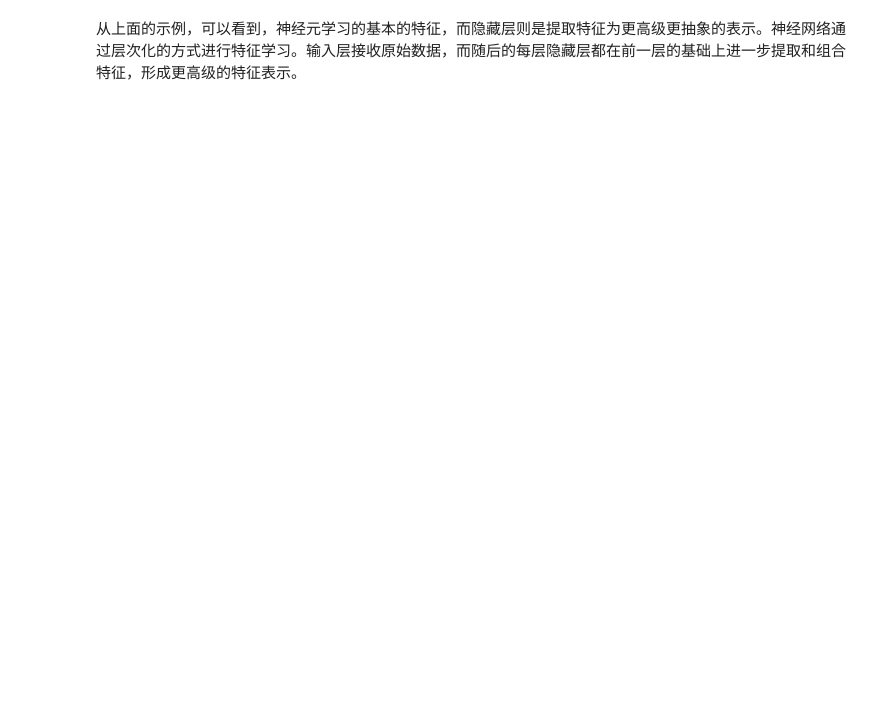
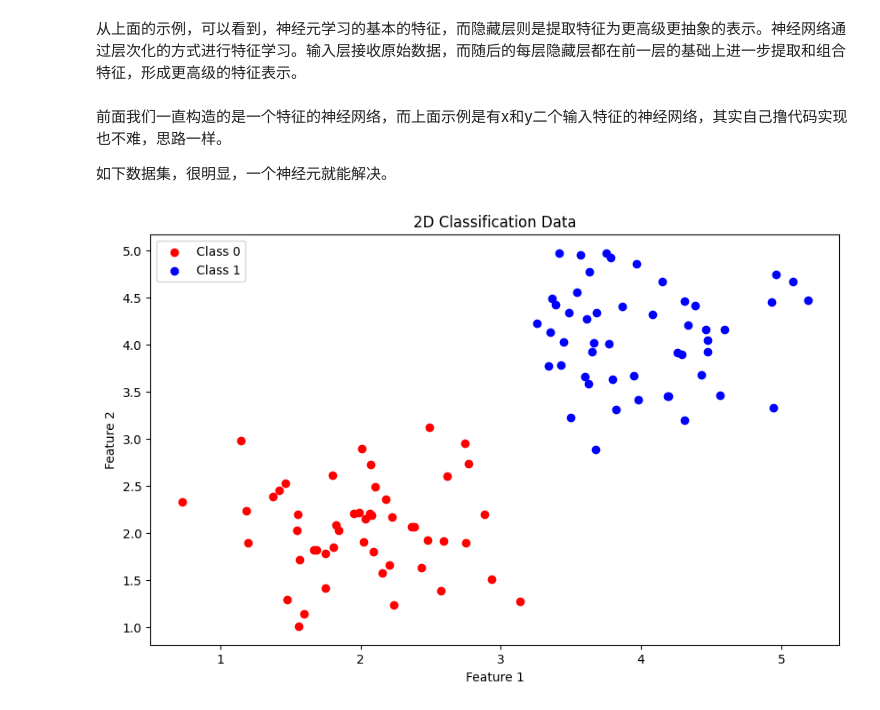
Before and after one commit to oiuv/Machine-Learning-Beginner, a Jupyter notebook: ML04.ipynb, the cells around one changed output. Saved outputs shown, nothing was run; the diff lists cells and outputs as text; code cells hidden in the pictures; blank space fills up the shorter version.

```diff
--- a/ML04.ipynb
+++ b/ML04.ipynb
@@ -950,3 +958,49 @@ plt.show()
 ![image.png](attachment:1c5906fe-432c-44f1-b370-a8ebd45b4667.png)
 # %% [markdown]
 从上面的示例，可以看到，神经元学习的基本的特征，而隐藏层则是提取特征为更高级更抽象的表示。神经网络通过层次化的方式进行特征学习。输入层接收原始数据，而随后的每层隐藏层都在前一层的基础上进一步提取和组合特征，形成更高级的特征表示。
+# %% [markdown]
+前面我们一直构造的是一个特征的神经网络，而上面示例是有x和y二个输入特征的神经网络，其实自己撸代码实现也不难，思路一样。
+
+如下数据集，很明显，一个神经元就能解决。
+# %%
+import numpy as np
+import matplotlib.pyplot as plt
+
+# 生成二分类数据集的函数
+def generate_classification_data(n_samples):
+    np.random.seed(0)
+
+    # 每个类的样本数目
+    n_samples_per_class = n_samples // 2
+
+    # 类别0的样本：中心在(2, 2)，标准差为0.5的正态分布
+    X0 = np.random.randn(n_samples_per_class, 2) * 0.5 + np.array([2, 2])
+    Y0 = np.zeros(n_samples_per_class)
+
+    # 类别1的样本：中心在(4, 4)，标准差为0.5的正态分布
+    X1 = np.random.randn(n_samples_per_class, 2) * 0.5 + np.array([4, 4])
+    Y1 = np.ones(n_samples_per_class)
+
+    # 合并两个类别的样本
+    X = np.vstack((X0, X1))
+    Y = np.hstack((Y0, Y1))
+
+    return X, Y
+
+# 数据大小
+n_samples = 100
+
+# 生成分类数据集
+X, Y = generate_classification_data(n_samples)
+
+# 绘制数据集
+plt.figure(figsize=(10, 6))
+plt.scatter(X[Y == 0][:, 0], X[Y == 0][:, 1], color='r', label='Class 0')
+plt.scatter(X[Y == 1][:, 0], X[Y == 1][:, 1], color='b', label='Class 1')
+plt.xlabel('Feature 1')
+plt.ylabel('Feature 2')
+plt.title('2D Classification Data')
+plt.legend()
+plt.show()
+# %% [output]
+[figure, added]
```
Also changed, not shown: parts of 7 cells of this notebook, 1 other file.
